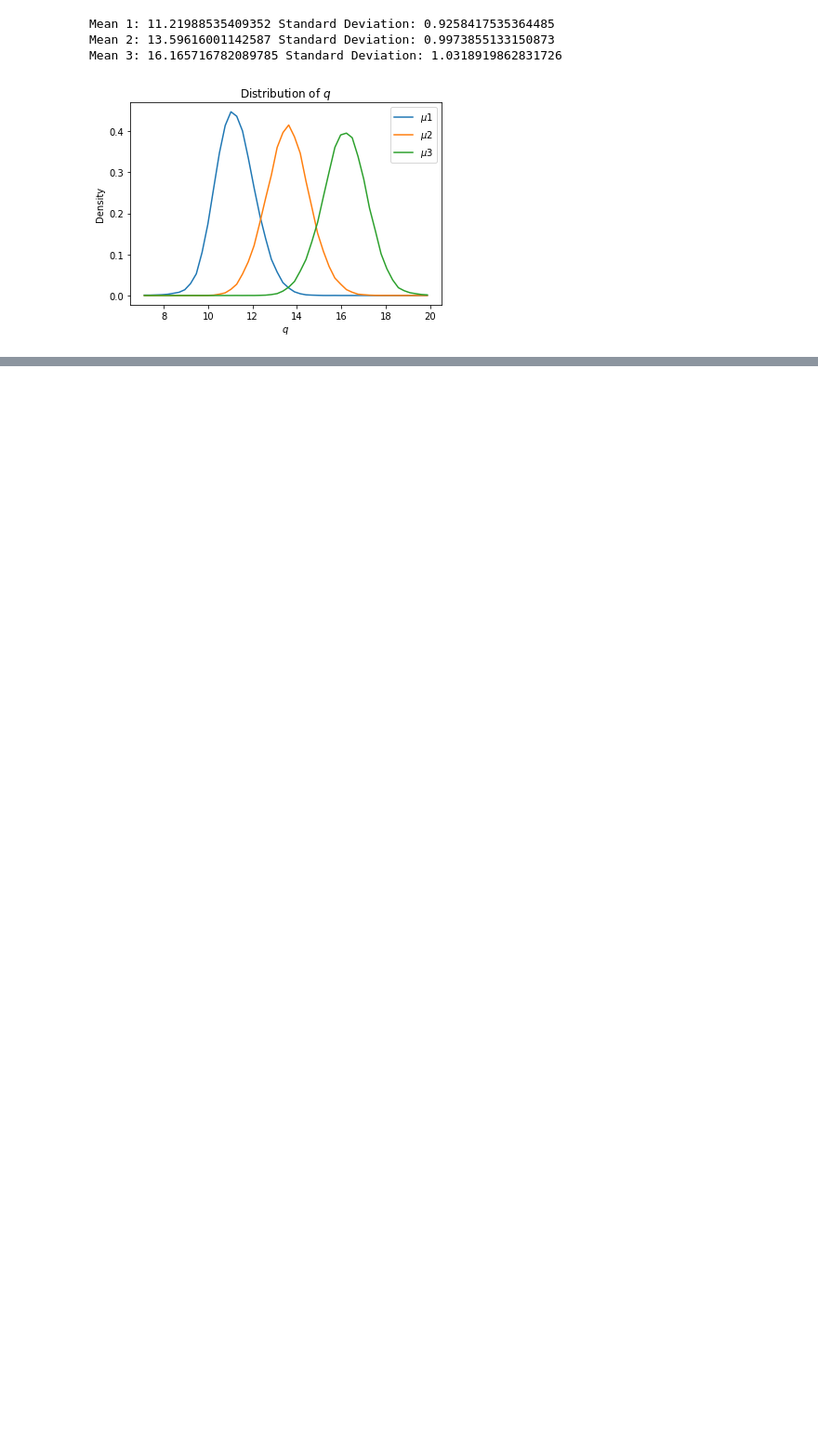
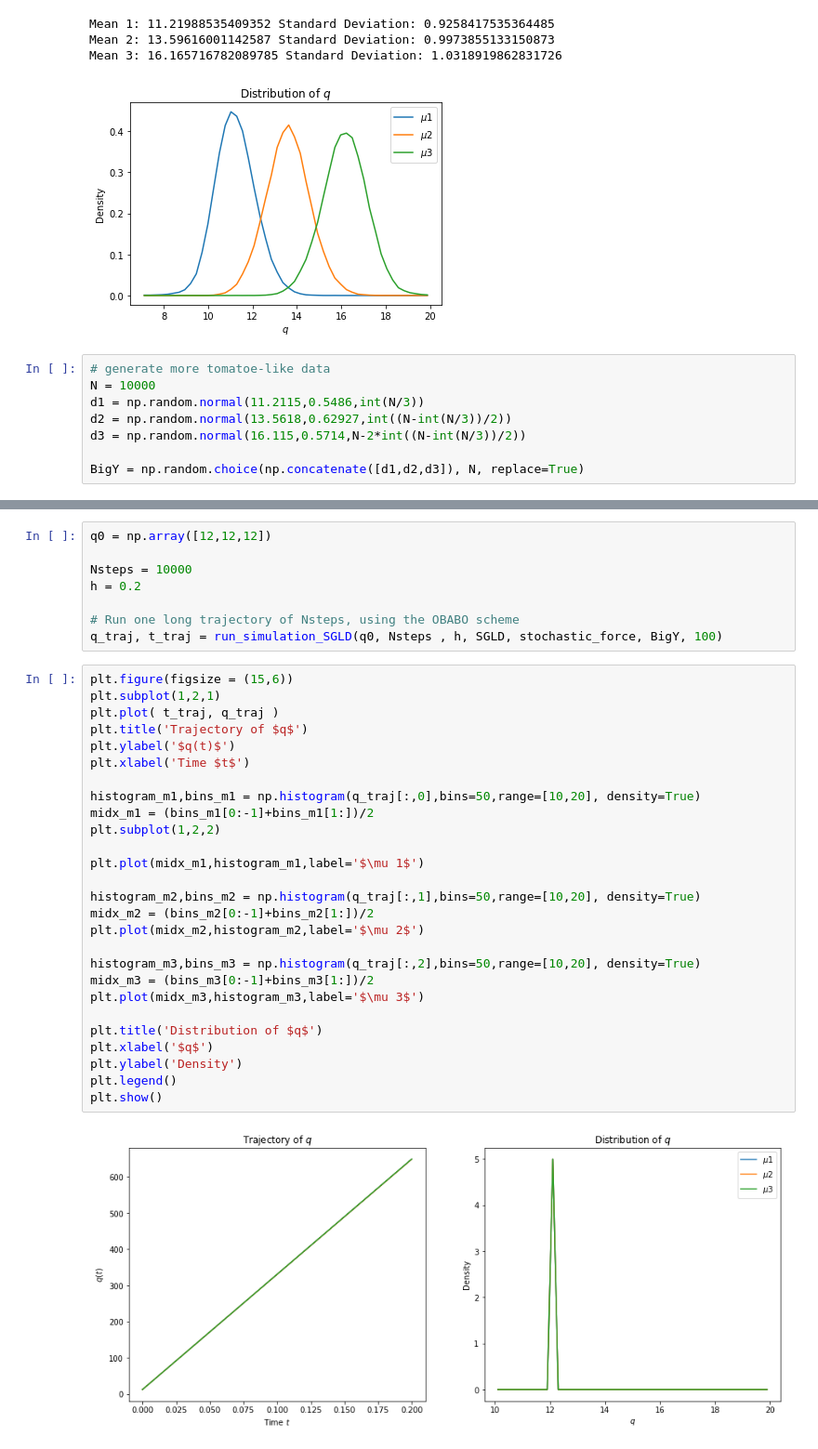
Before and after one commit to mohammeddonia/RSCAM-GradNoise, a Jupyter notebook: SGLD-TF.ipynb, the cells around one changed output, grey strips where cells are left out. Shown: that part at 93% size. Saved outputs shown, nothing was run; the diff lists cells and outputs as text; blank space fills up the shorter version.

Commit message:
Big Data Generation

```diff
--- a/SGLD-TF.ipynb
+++ b/SGLD-TF.ipynb
@@ -632,3 +610,11 @@ Mean 1: 11.21988535409352 Standard Deviation: 0.9258417535364485
 Mean 2: 13.59616001142587 Standard Deviation: 0.9973855133150873
 Mean 3: 16.165716782089785 Standard Deviation: 1.0318919862831726
 [figure]
+# %%
+# generate more tomatoe-like data
+N = 10000
+d1 = np.random.normal(11.2115,0.5486,int(N/3))
+d2 = np.random.normal(13.5618,0.62927,int((N-int(N/3))/2))
+d3 = np.random.normal(16.115,0.5714,N-2*int((N-int(N/3))/2))
+
+BigY = np.random.choice(np.concatenate([d1,d2,d3]), N, replace=True)
@@ -634,0 +629,37 @@ Mean 3: 16.165716782089785 Standard Deviation: 1.0318919862831726
+# %%
+q0 = np.array([12,12,12])
+
+Nsteps = 10000
+h = 0.2
+
+# Run one long trajectory of Nsteps, using the OBABO scheme
+q_traj, t_traj = run_simulation_SGLD(q0, Nsteps , h, SGLD, stochastic_force, BigY, 100)
+# %%
+plt.figure(figsize = (15,6))
+plt.subplot(1,2,1)
+plt.plot( t_traj, q_traj )
+plt.title('Trajectory of $q$')
+plt.ylabel('$q(t)$')
+plt.xlabel('Time $t$')
+
+histogram_m1,bins_m1 = np.histogram(q_traj[:,0],bins=50,range=[10,20], density=True)
+midx_m1 = (bins_m1[0:-1]+bins_m1[1:])/2
+plt.subplot(1,2,2)
+
+plt.plot(midx_m1,histogram_m1,label='$\mu 1$')
+
+histogram_m2,bins_m2 = np.histogram(q_traj[:,1],bins=50,range=[10,20], density=True)
+midx_m2 = (bins_m2[0:-1]+bins_m2[1:])/2
+plt.plot(midx_m2,histogram_m2,label='$\mu 2$')
+
+histogram_m3,bins_m3 = np.histogram(q_traj[:,2],bins=50,range=[10,20], density=True)
+midx_m3 = (bins_m3[0:-1]+bins_m3[1:])/2
+plt.plot(midx_m3,histogram_m3,label='$\mu 3$')
+
+plt.title('Distribution of $q$')
+plt.xlabel('$q$')
+plt.ylabel('Density')
+plt.legend()
+plt.show()
+# %% [output]
+[figure, added]
```
Also changed, not shown: parts of 16 cells of this notebook.
